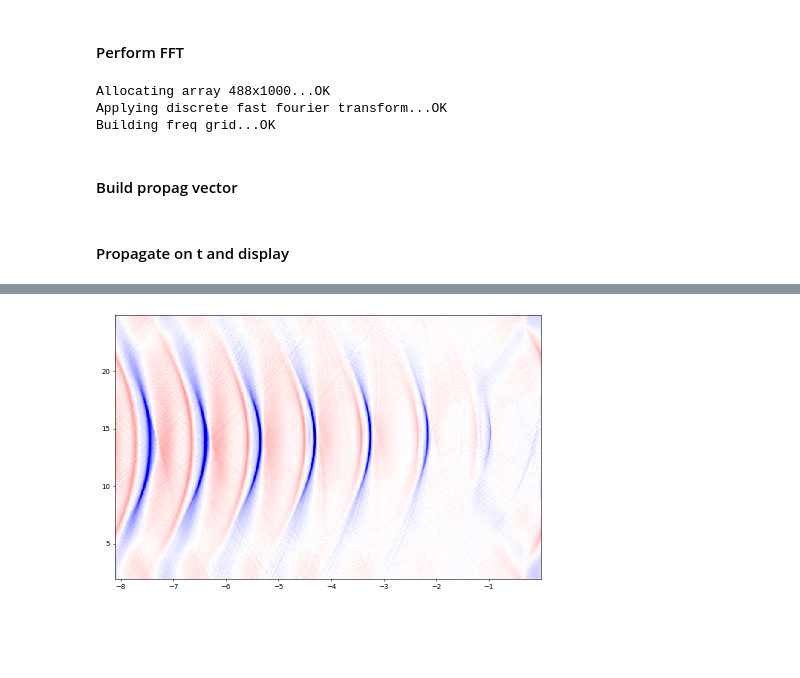
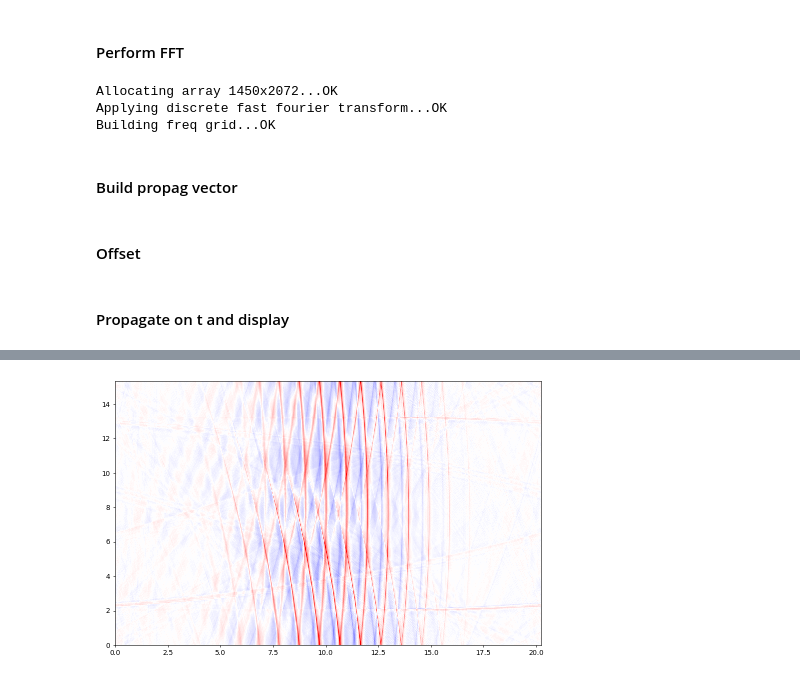
Before and after one commit to gpotter2/cea-internship, a Jupyter notebook: propag_z_2d.ipynb, the cells around one changed output, grey strips where cells are left out. Drawn from its saved outputs; the diff is of its cells as text; code cells hidden in the pictures; blank space fills up the shorter version.

```diff
--- a/propag_z_2d.ipynb
+++ b/propag_z_2d.ipynb
@@ -217,11 +223,35 @@ dt = 1
 MAX_INSTANT = 100
 # %% [markdown]
 #### Perform FFT
+# %%
+def build_fft(x, t, by):
+    # Apply discrete fourier transform
+
+    print("Allocating array %sx%s..." % by.shape, end="", flush=True)
+    byfft = np.asarray(by, dtype="complex64")
+    print("OK")
+
+    # FW
+
+    print("Applying discrete fast fourier transform...", end="", flush=True)
+    byfft = scipy.fft.fftn(byfft,
+                           axes=(0,1),
+                           norm="forward",
+                           overwrite_x=True)
+    print("OK")
+
+    print("Building freq grid...", end="", flush=True)
+    # Build frequences grid
+    freqx = np.fft.fftfreq(x.size, d=x[1] - x[0])
+    freqt = np.fft.fftfreq(t.size, d=t[1] - t[0])
+
+    KX, W = np.meshgrid(freqx, freqt, indexing='ij')
+    print("OK")
+    return KX, W, byfft
 # %%
-z = np.arange(TOT_Z, 0, abs(dz))
 KX, KZ, byfft = build_fft(x, z, frame)
 # %% [output]
-Allocating array 488x1000...OK
+Allocating array 1450x2072...OK
 Applying discrete fast fourier transform...OK
 Building freq grid...OK
 # %% [markdown]
@@ -229,9 +259,15 @@ Building freq grid...OK
 # %%
 W = np.sqrt(KX**2 + KZ**2)
 
-propag = np.zeros(W.shape, dtype="complex128")
-propag = np.exp(-np.pi * 2j * (W - KZ) * dt)
+propag = np.exp(np.pi * 2j * (W - KZ) * dt)
 propag[KZ < 0] = 0.
+# %% [markdown]
+#### Offset
+# %%
+propag_offset = np.exp(np.pi * 2j * (W - KZ) * OFFSET)
+propag_offset[KZ < 0] = 0.
+byfft *= propag_offset
+del propag_offset
 # %% [markdown]
 #### Propagate on t and display
 # %%
@@ -242,25 +278,29 @@ from IPython.display import HTML
 # %%
 plt.rcParams['figure.figsize'] = [11, 7]
 plt.rcParams['figure.dpi'] = 50
 
 fig = plt.figure()
 camera = Camera(fig)
 
+EVERY = 1
+
 clim = None
 # First propagate on z
 for i in tqdm(range(MAX_INSTANT)):
     byfft *= propag
     v = scipy.fft.ifftn(byfft,
-                        axes=(0,1))
+                        axes=(0,1),
+                        norm="forward")
     if clim is None:
         clim = np.max(np.abs(v))
-    # Display image
-    plt.pcolormesh(z, x, np.real(v), shading="auto", cmap="seismic", vmin=-clim, vmax=clim)
-    camera.snap()
+    if i % EVERY == 0:
+        # Display image
+        plt.pcolormesh(z, x, np.real(v), shading="auto", cmap="seismic", vmin=-clim, vmax=clim)
+        camera.snap()
     del v
 
 animation = camera.animate()
 HTML(animation.to_html5_video())
 # %% [output]
 [interactive output not drawn]
-[figure, old version]
+[figure, new version]
```
Also changed, not shown: parts of 16 cells of this notebook, 1 other file.
